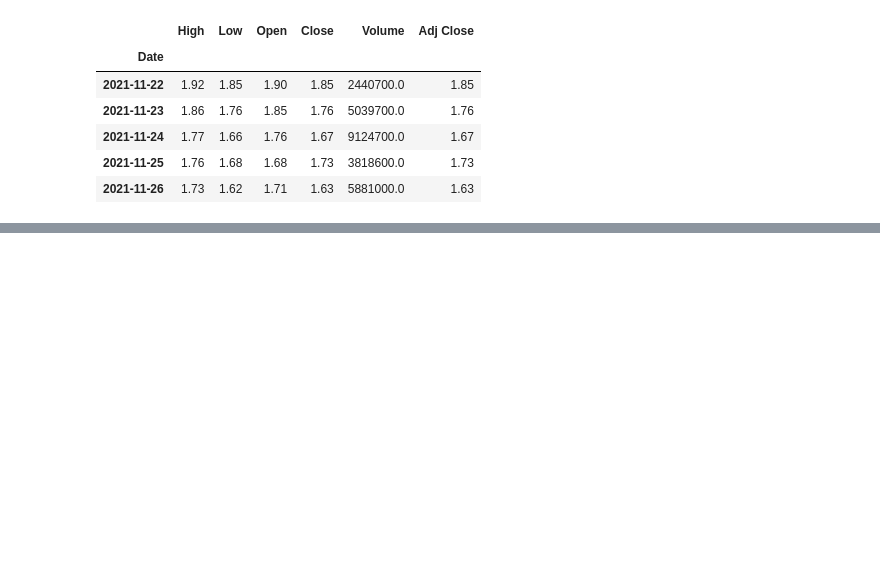
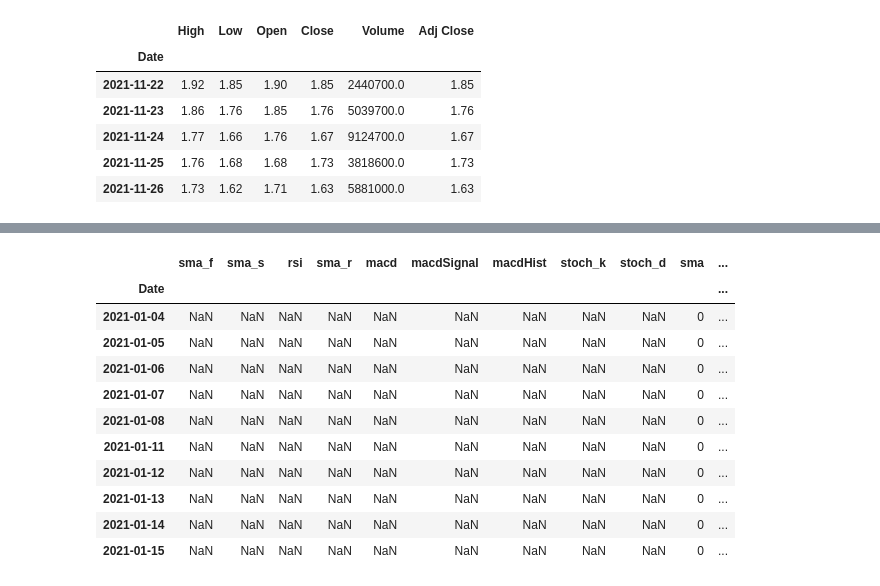
Before and after one commit to Callyong/Trading_Study, a Jupyter notebook: MACD_tablib.ipynb, the cells around one changed output, grey strips where cells are left out. Cells and saved outputs as stored; diff of their text form; code cells hidden in the pictures; blank space fills up the shorter version.

```diff
--- a/MACD_tablib.ipynb
+++ b/MACD_tablib.ipynb
@@ -129,0 +130,17 @@ plt.show()
+# %%
+analysis.sort_index(inplace= True)
+
+analysis.head(10)
+# %% [output]
+|  | sma_f | sma_s | rsi | sma_r | macd | macdSignal | macdHist | stoch_k | stoch_d | sma | ... |
+| Date |  |  |  |  |  |  |  |  |  |  | ... |
+| 2021-01-04 | NaN | NaN | NaN | NaN | NaN | NaN | NaN | NaN | NaN | 0 | ... |
+| 2021-01-05 | NaN | NaN | NaN | NaN | NaN | NaN | NaN | NaN | NaN | 0 | ... |
+| 2021-01-06 | NaN | NaN | NaN | NaN | NaN | NaN | NaN | NaN | NaN | 0 | ... |
+| 2021-01-07 | NaN | NaN | NaN | NaN | NaN | NaN | NaN | NaN | NaN | 0 | ... |
+| 2021-01-08 | NaN | NaN | NaN | NaN | NaN | NaN | NaN | NaN | NaN | 0 | ... |
+| 2021-01-11 | NaN | NaN | NaN | NaN | NaN | NaN | NaN | NaN | NaN | 0 | ... |
+| 2021-01-12 | NaN | NaN | NaN | NaN | NaN | NaN | NaN | NaN | NaN | 0 | ... |
+| 2021-01-13 | NaN | NaN | NaN | NaN | NaN | NaN | NaN | NaN | NaN | 0 | ... |
+| 2021-01-14 | NaN | NaN | NaN | NaN | NaN | NaN | NaN | NaN | NaN | 0 | ... |
+| 2021-01-15 | NaN | NaN | NaN | NaN | NaN | NaN | NaN | NaN | NaN | 0 | ... |
```
Also changed, not shown: parts of 5 cells of this notebook.
